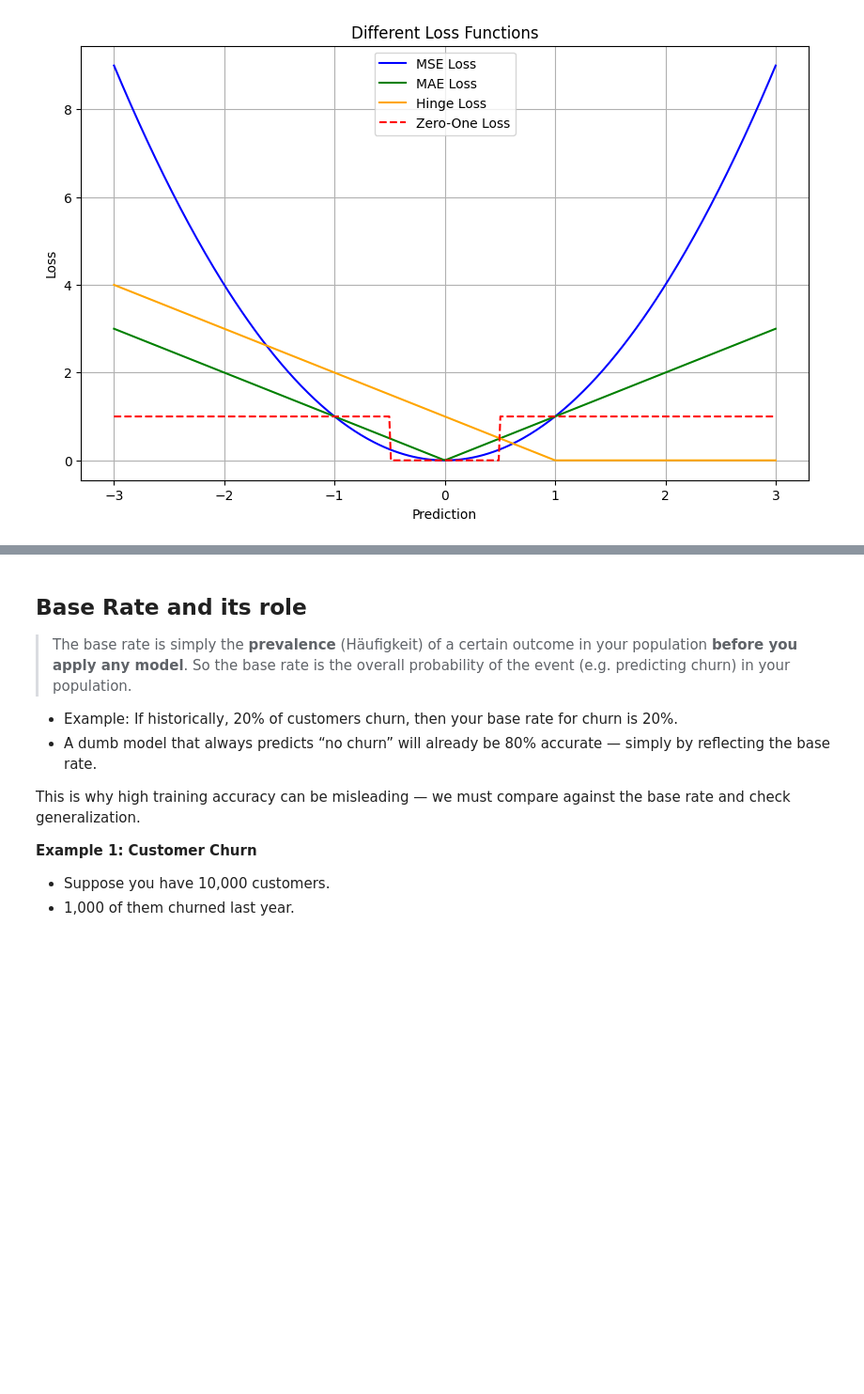
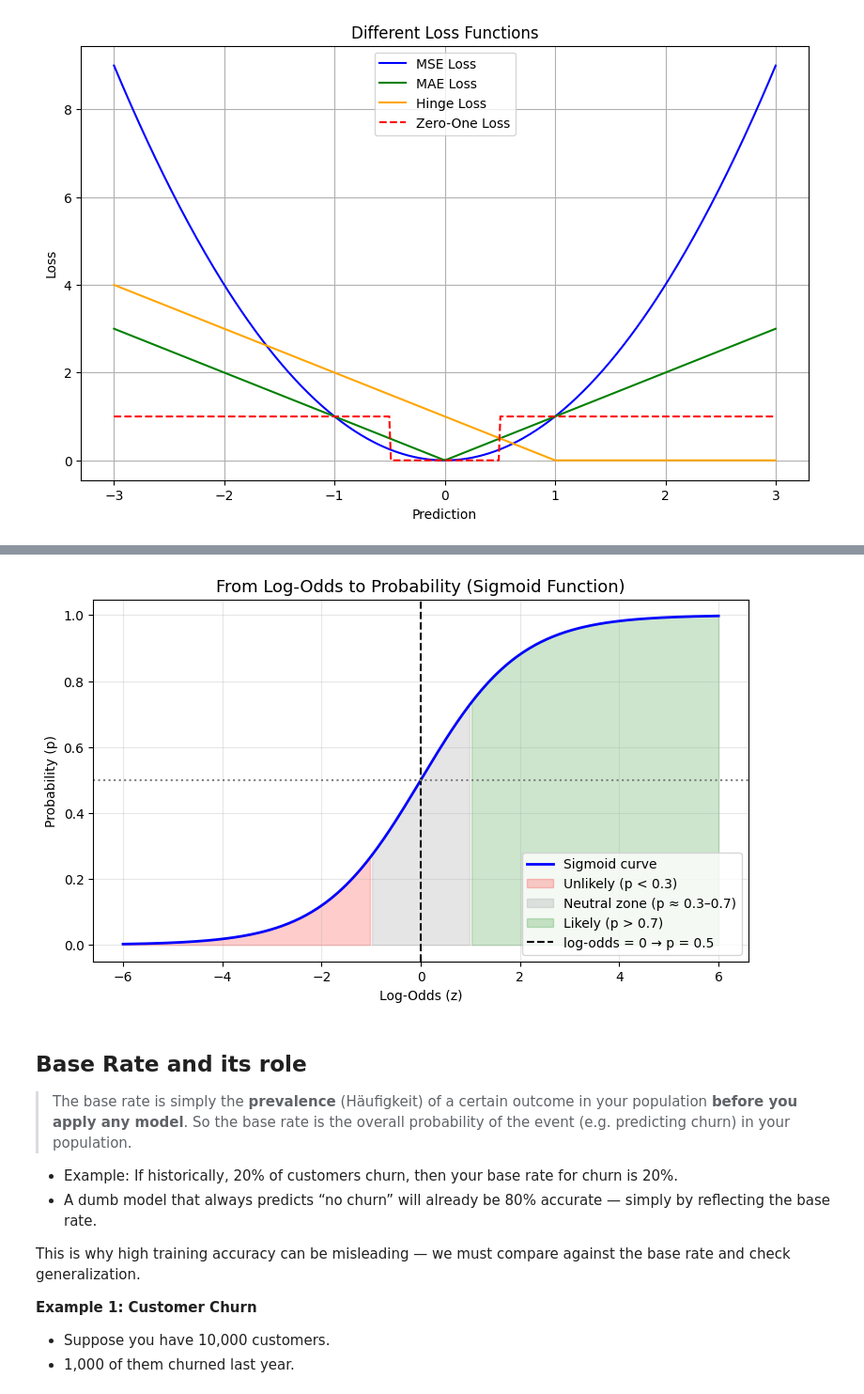
Before and after one commit to xit7/DATA-TEMPLATE, a Jupyter notebook: ml_examples/010-models-overview+terminology.ipynb, the cells around one changed output, grey strips where cells are left out. Shown at 94% size. Saved outputs shown, nothing was run; the diff lists cells and outputs as text; code cells hidden in the pictures; blank space fills up the shorter version.

Commit message:
logodds + sigmoid

```diff
--- a/ml_examples/010-models-overview+terminology.ipynb
+++ b/ml_examples/010-models-overview+terminology.ipynb
@@ -193,3 +211,33 @@ where
+# %%
+import numpy as np
+import matplotlib.pyplot as plt
+
+# Range of log-odds (z)
+z = np.linspace(-6, 6, 300)
+
+# Sigmoid function (log-odds → probability)
+p = 1 / (1 + np.exp(-z))
+
+# Create the plot
+plt.figure(figsize=(9, 5))
+plt.plot(z, p, color="blue", lw=2, label="Sigmoid curve")
+
+# Shaded probability regions
+plt.fill_between(z, p, where=(z < -1), color="red", alpha=0.2, label="Unlikely (p < 0.3)")
+plt.fill_between(z, p, where=((z >= -1) & (z <= 1)), color="gray", alpha=0.2, label="Neutral zone (p ≈ 0.3–0.7)")
+plt.fill_between(z, p, where=(z > 1), color="green", alpha=0.2, label="Likely (p > 0.7)")
+
+# Annotate key points
+plt.axvline(0, color="black", linestyle="--", label="log-odds = 0 → p = 0.5")
+plt.axhline(0.5, color="gray", linestyle=":")
+plt.title("From Log-Odds to Probability (Sigmoid Function)", fontsize=13)
+plt.xlabel("Log-Odds (z)")
+plt.ylabel("Probability (p)")
+plt.legend(loc="lower right")
+plt.grid(alpha=0.3)
+plt.show()
+# %% [output]
+[figure, added]
 # %% [markdown]
 ## Base Rate and its role
 > The base rate is simply the **prevalence** (Häufigkeit) of a certain outcome in your population **before you apply any model**.
```
Also changed, not shown: parts of 1 cell of this notebook.
